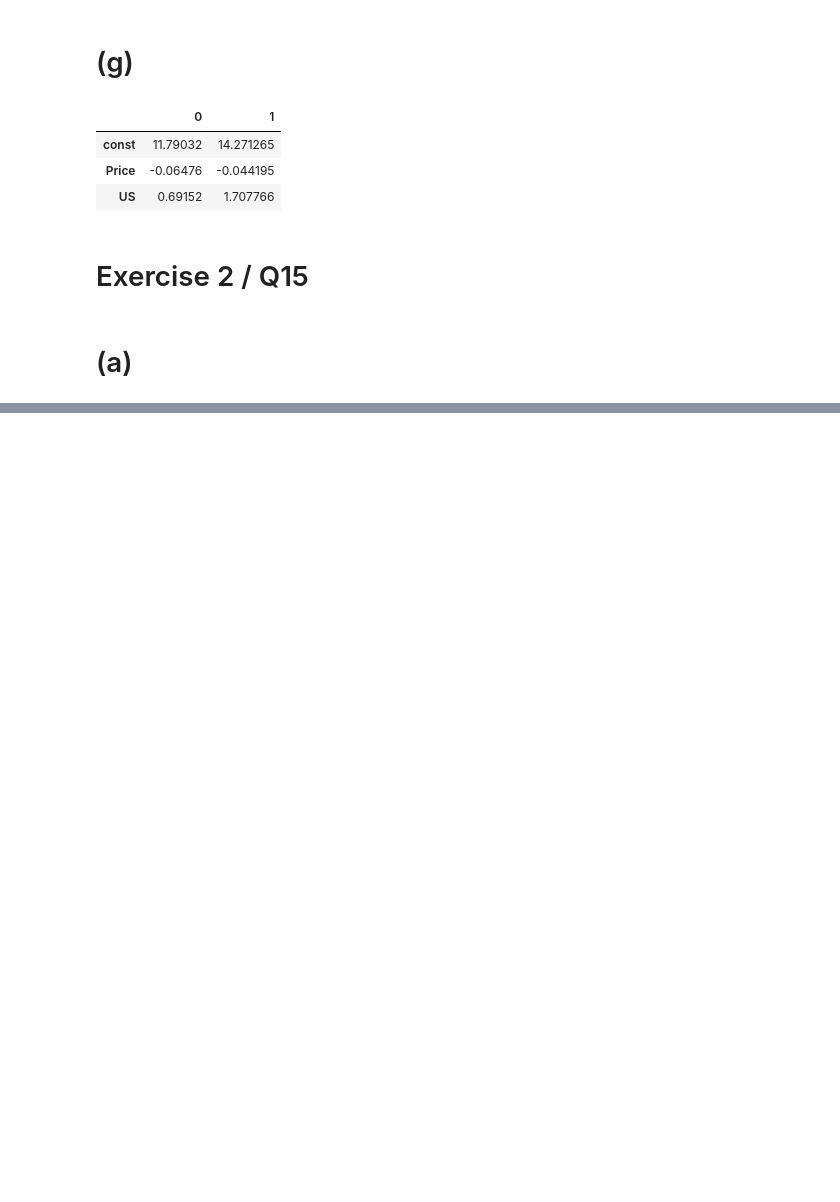
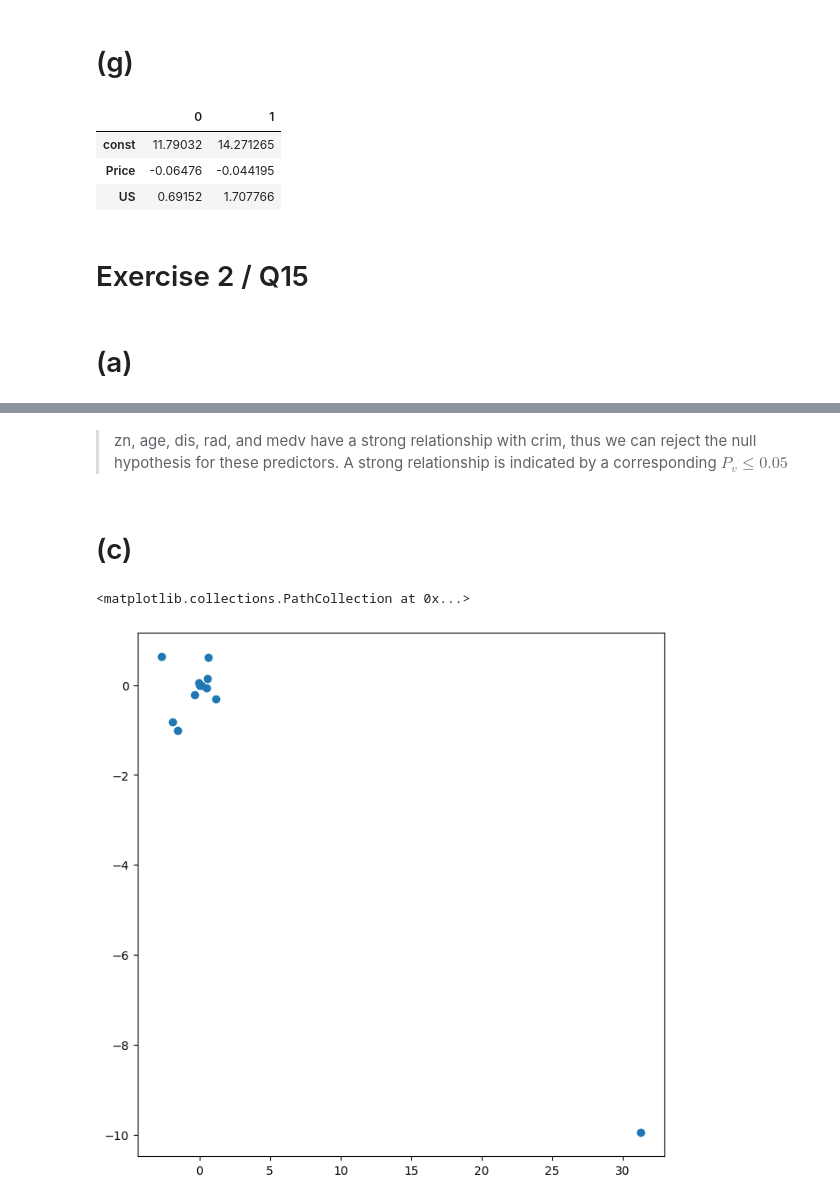
Before and after one commit to woooocoder/machine-learning, a Jupyter notebook: hw2/hw2.ipynb, the cells around one changed output, grey strips where cells are left out. Cells and saved outputs as stored; diff of their text form; code cells hidden in the pictures; blank space fills up the shorter version.

Commit message:
Plotting multiple regression model against univariate regression models

```diff
--- a/hw2/hw2.ipynb
+++ b/hw2/hw2.ipynb
@@ -4,9 +4,12 @@
 import numpy as np
 import matplotlib.pyplot as plt
 import statsmodels.api as sm
+from sklearn.linear_model import LinearRegression
 from ISLP import load_data
 from ISLP.models import (ModelSpec as MS, summarize, poly)
 import pandas as pd
+
+Boston = pd.read_csv('./Boston.csv')
 Carseats = pd.read_csv('Carseats.csv')
 
 Carseats.head()
@@ -117,0 +130,10 @@ model2.conf_int(alpha=0.05)
+# %%
+single_coef = np.array([])
+def pr(predictor):
+    global single_coef
+    y = Boston['crim']
+    X = Boston[[predictor]]
+    X = sm.add_constant(X)
+    model = sm.OLS(y, X).fit()
+    single_coef = np.append(single_coef, model.params[predictor])
+    return model.summary()
@@ -117,0 +434,6 @@ model2.conf_int(alpha=0.05)
+# %%
+y = Boston['crim']
+X = Boston[['zn','indus','chas','nox','rm','age','dis','rad','tax','ptratio','lstat','medv']]
+X = sm.add_constant(X)
+model = sm.OLS(y, X).fit()
+model.summary()
@@ -117,0 +473,18 @@ model2.conf_int(alpha=0.05)
+# %% [markdown]
+> zn, age, dis, rad, and medv have a strong relationship with crim, thus we can reject the null hypothesis for these predictors. A strong relationship is indicated by a corresponding $P_v\le0.05$
+# %% [markdown]
+# (c)
+# %%
+# Getting coefficients from model, excluding const
+multiple_coef = model.params.values
+multiple_coef = np.array(multiple_coef)
+multiple_coef = multiple_coef[1:]
+
+single_coef = np.array(single_coef)
+
+
+plt.figure(figsize=(8,8))
+plt.scatter(single_coef, multiple_coef)
+# %% [output]
+<matplotlib.collections.PathCollection at 0x...>
+[figure, added]
```
Also changed, not shown: parts of 30 cells of this notebook, 1 other file.
